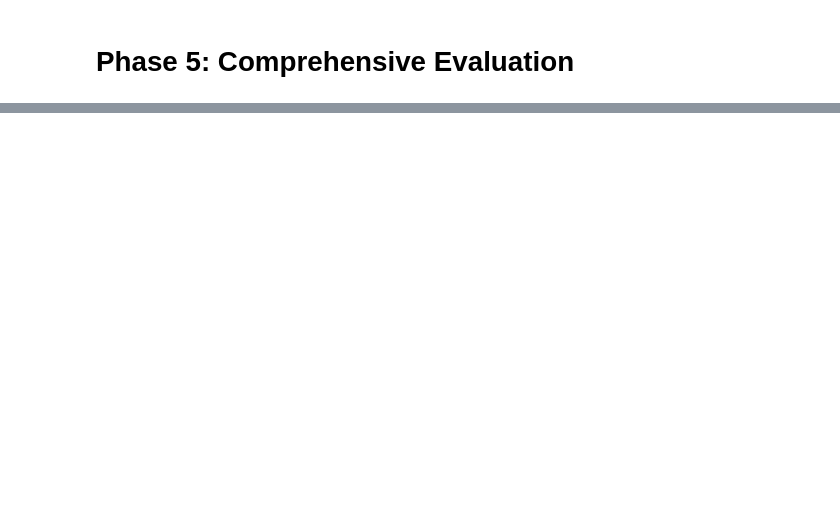
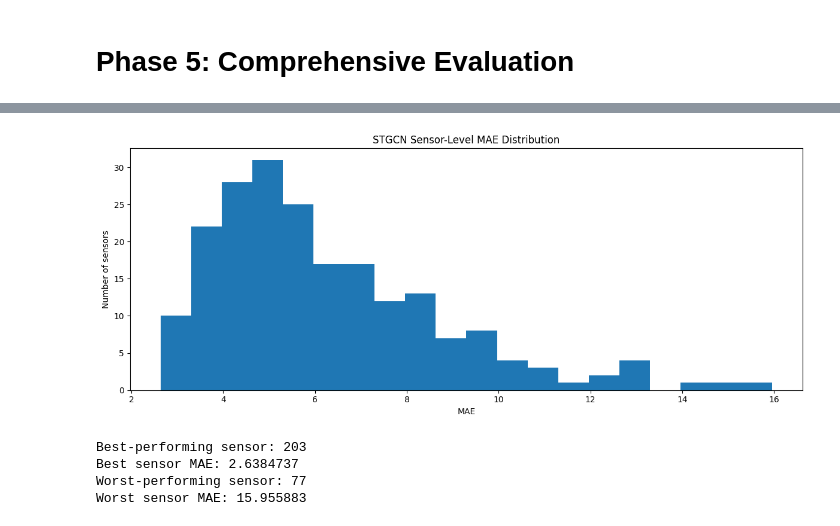
Before and after one commit to sushanksingh00/urbanAi, a Jupyter notebook: notebooks/05_evaluation.ipynb, the cells around one changed output, grey strips where cells are left out. Saved outputs shown, nothing was run; the diff lists cells and outputs as text; code cells hidden in the pictures; blank space fills up the shorter version.

```diff
--- a/notebooks/05_evaluation.ipynb
+++ b/notebooks/05_evaluation.ipynb
@@ -75,0 +285,14 @@ results_df
+# %%
+sensor_mae = np.mean(
+    np.abs(stgcn_true_original - stgcn_pred_original),
+    axis=(0, 1, 3)
+)
+
+print("Sensor MAE shape:", sensor_mae.shape)
+print("Number of sensors:", len(sensor_mae))
+
+print("\nBest 10 sensors:")
+print(np.argsort(sensor_mae)[:10])
+
+print("\nHighest-error 10 sensors:")
+print(np.argsort(sensor_mae)[-10:])
@@ -75,0 +368,27 @@ results_df
+# %%
+plt.figure(figsize=(12, 5))
+
+plt.hist(sensor_mae, bins=20)
+
+plt.xlabel("MAE")
+plt.ylabel("Number of sensors")
+plt.title("STGCN Sensor-Level MAE Distribution")
+
+plt.tight_layout()
+plt.show()
+# %% [output]
+[figure, added]
+# %%
+best_sensor = int(np.argmin(sensor_mae))
+worst_sensor = int(np.argmax(sensor_mae))
+
+print("Best-performing sensor:", best_sensor)
+print("Best sensor MAE:", sensor_mae[best_sensor])
+
+print("Worst-performing sensor:", worst_sensor)
+print("Worst sensor MAE:", sensor_mae[worst_sensor])
+# %% [output]
+Best-performing sensor: 203
+Best sensor MAE: 2.6384737
+Worst-performing sensor: 77
+Worst sensor MAE: 15.955883
```
Also changed, not shown: parts of 34 cells of this notebook.
